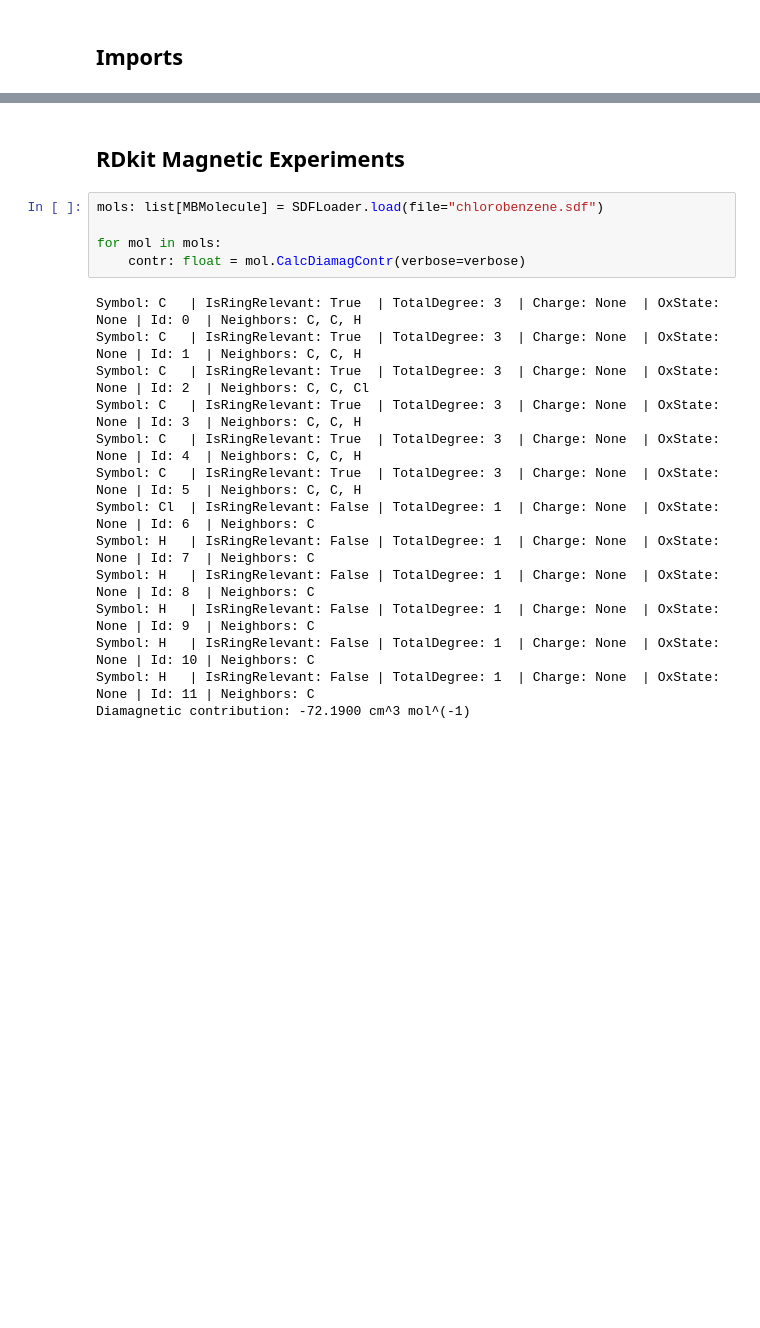
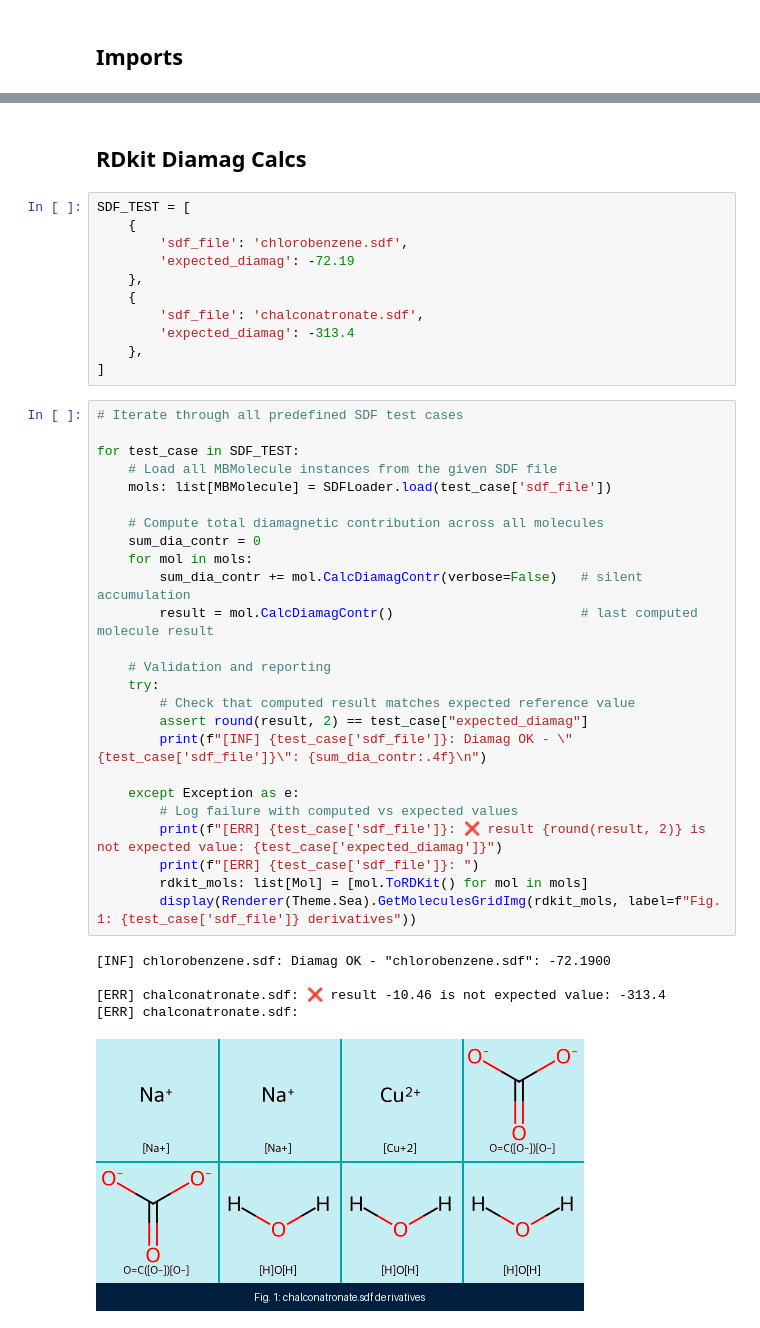
Before and after one commit to mag-bros/mag-bridge, a Jupyter notebook: notebooks/rdkit-sandbox.ipynb, the cells around one changed output, grey strips where cells are left out. Drawn from its saved outputs; the diff is of its cells as text; blank space fills up the shorter version.

Commit message:
molecule renderer

```diff
--- a/notebooks/rdkit-sandbox.ipynb
+++ b/notebooks/rdkit-sandbox.ipynb
@@ -17,21 +18,44 @@ verbose = True  # Control verbose logging
 # %% [markdown]
-## RDkit Magnetic Experiments
+## RDkit Diamag Calcs
+# %%
+SDF_TEST = [
+    {
+        'sdf_file': 'chlorobenzene.sdf',
+        'expected_diamag': -72.19
+    },
+    {
+        'sdf_file': 'chalconatronate.sdf',
+        'expected_diamag': -313.4
+    },
+]
 # %%
-mols: list[MBMolecule] = SDFLoader.load(file="chlorobenzene.sdf")
+# Iterate through all predefined SDF test cases
 
-for mol in mols:
-    contr: float = mol.CalcDiamagContr(verbose=verbose)
+for test_case in SDF_TEST:
+    # Load all MBMolecule instances from the given SDF file
+    mols: list[MBMolecule] = SDFLoader.load(test_case['sdf_file'])
+
+    # Compute total diamagnetic contribution across all molecules
+    sum_dia_contr = 0
+    for mol in mols:
+        sum_dia_contr += mol.CalcDiamagContr(verbose=False)   # silent accumulation
+        result = mol.CalcDiamagContr()                        # last computed molecule result
+
+    # Validation and reporting
+    try:
+        # Check that computed result matches expected reference value
+        assert round(result, 2) == test_case["expected_diamag"]
+        print(f"[INF] {test_case['sdf_file']}: Diamag OK - \"{test_case['sdf_file']}\": {sum_dia_contr:.4f}\n")
+
+    except Exception as e:
+        # Log failure with computed vs expected values
+        print(f"[ERR] {test_case['sdf_file']}: ❌ result {round(result, 2)} is not expected value: {test_case['expected_diamag']}")
+        print(f"[ERR] {test_case['sdf_file']}: ")
+        rdkit_mols: list[Mol] = [mol.ToRDKit() for mol in mols]
+        display(Renderer(Theme.Sea).GetMoleculesGridImg(rdkit_mols, label=f"Fig. 1: {test_case['sdf_file']} derivatives"))
 # %% [output]
-Symbol: C   | IsRingRelevant: True  | TotalDegree: 3  | Charge: None  | OxState: None | Id: 0  | Neighbors: C, C, H
-Symbol: C   | IsRingRelevant: True  | TotalDegree: 3  | Charge: None  | OxState: None | Id: 1  | Neighbors: C, C, H
-Symbol: C   | IsRingRelevant: True  | TotalDegree: 3  | Charge: None  | OxState: None | Id: 2  | Neighbors: C, C, Cl
-Symbol: C   | IsRingRelevant: True  | TotalDegree: 3  | Charge: None  | OxState: None | Id: 3  | Neighbors: C, C, H
-Symbol: C   | IsRingRelevant: True  | TotalDegree: 3  | Charge: None  | OxState: None | Id: 4  | Neighbors: C, C, H
-Symbol: C   | IsRingRelevant: True  | TotalDegree: 3  | Charge: None  | OxState: None | Id: 5  | Neighbors: C, C, H
-Symbol: Cl  | IsRingRelevant: False | TotalDegree: 1  | Charge: None  | OxState: None | Id: 6  | Neighbors: C
-Symbol: H   | IsRingRelevant: False | TotalDegree: 1  | Charge: None  | OxState: None | Id: 7  | Neighbors: C
-Symbol: H   | IsRingRelevant: False | TotalDegree: 1  | Charge: None  | OxState: None | Id: 8  | Neighbors: C
-Symbol: H   | IsRingRelevant: False | TotalDegree: 1  | Charge: None  | OxState: None | Id: 9  | Neighbors: C
-Symbol: H   | IsRingRelevant: False | TotalDegree: 1  | Charge: None  | OxState: None | Id: 10 | Neighbors: C
-Symbol: H   | IsRingRelevant: False | TotalDegree: 1  | Charge: None  | OxState: None | Id: 11 | Neighbors: C
-Diamagnetic contribution: -72.1900 cm^3 mol^(-1)
+[INF] chlorobenzene.sdf: Diamag OK - "chlorobenzene.sdf": -72.1900
+
+[ERR] chalconatronate.sdf: ❌ result -10.46 is not expected value: -313.4
+[ERR] chalconatronate.sdf:
+[figure, added]
```
Also changed, not shown: parts of 2 cells of this notebook, 9 other files.
